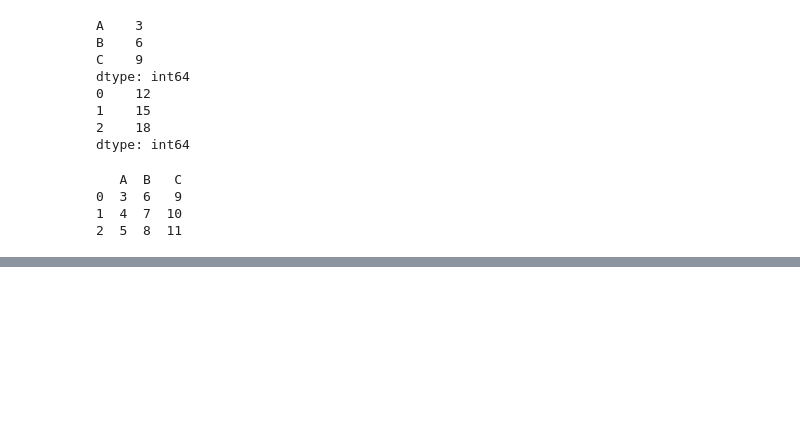
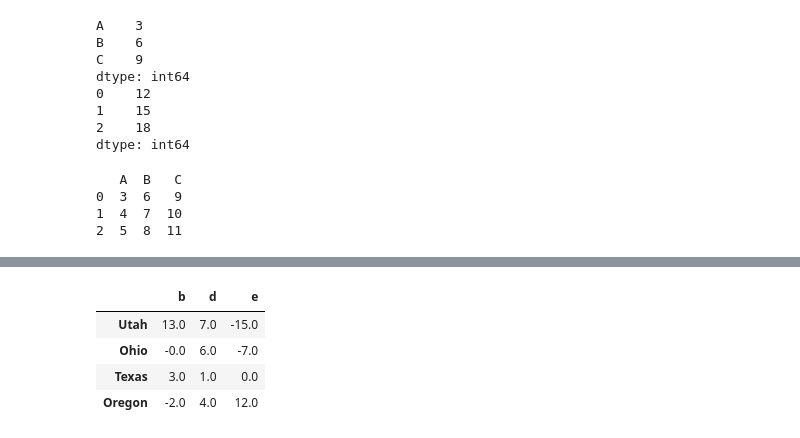
Before and after one commit to windyday0622/windyday, a Jupyter notebook: m3_분석 라이브러리/ pandas_2_연산.ipynb, the cells around one changed output, grey strips where cells are left out. Saved outputs shown, nothing was run; the diff lists cells and outputs as text; code cells hidden in the pictures; blank space fills up the shorter version.

```diff
--- a/m3_분석 라이브러리/ pandas_2_연산.ipynb
+++ b/m3_분석 라이브러리/ pandas_2_연산.ipynb
@@ -664,0 +665,9 @@ Name: e, dtype: object
+# %%
+f1 = lambda x: round(x*10)
+frame.apply(f1,axis=0)
+# %% [output]
+|  | b | d | e |
+| Utah | 13.0 | 7.0 | -15.0 |
+| Ohio | -0.0 | 6.0 | -7.0 |
+| Texas | 3.0 | 1.0 | 0.0 |
+| Oregon | -2.0 | 4.0 | 12.0 |
```
Also changed, not shown: parts of 13 cells of this notebook.
